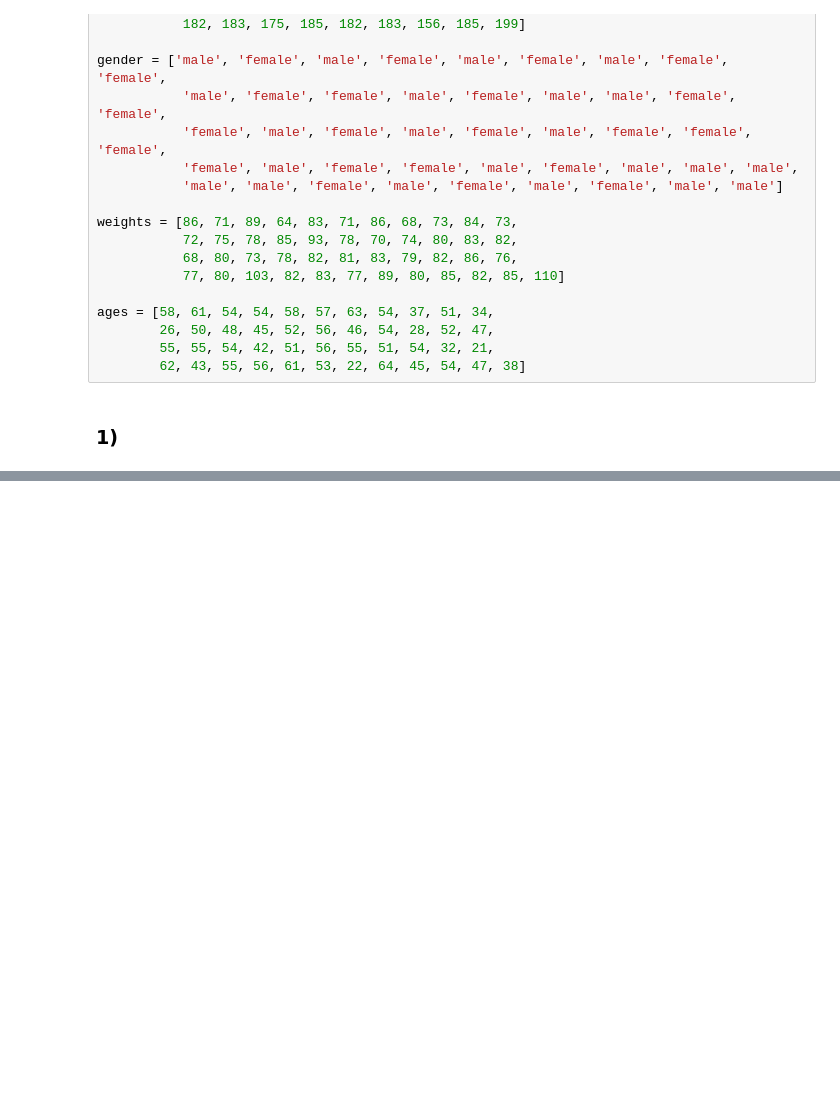
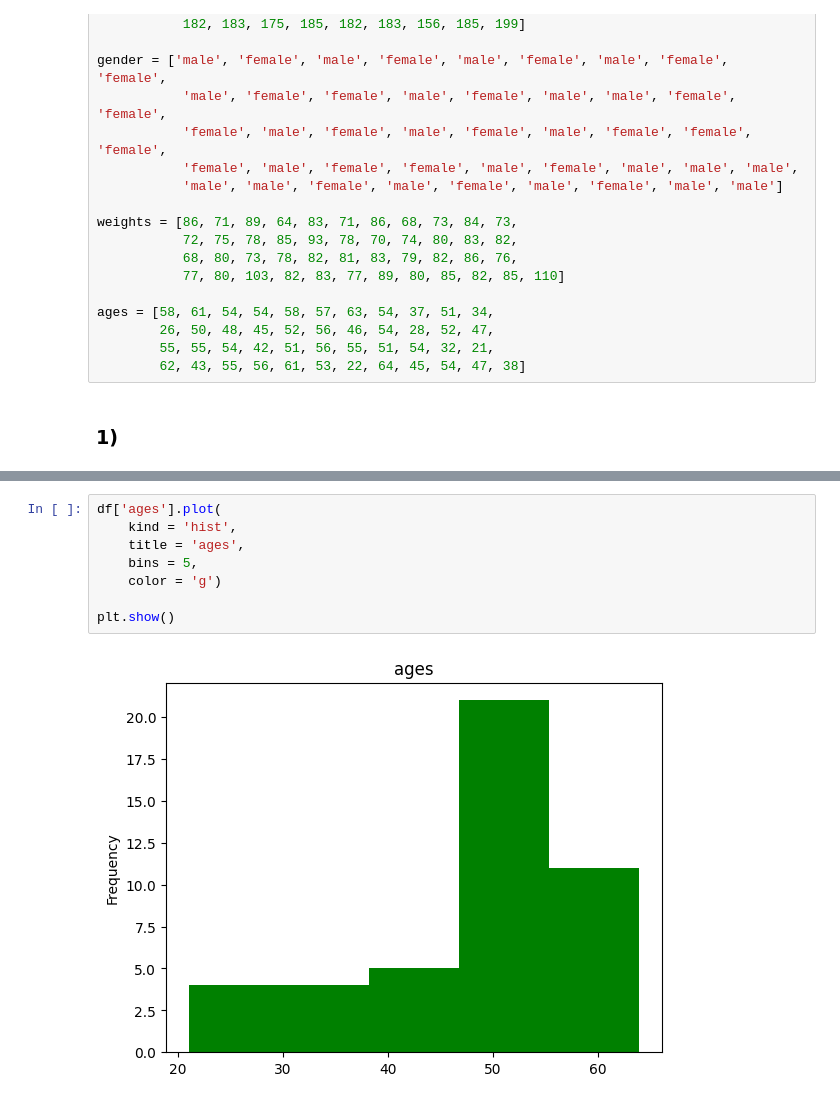
Before and after one commit to ConstantinePluss/Python, a Jupyter notebook: Chapter 3/Глава 3_1.ipynb, the cells around one changed output, grey strips where cells are left out. Drawn from its saved outputs; the diff is of its cells as text; blank space fills up the shorter version.

```diff
--- a/Chapter 3/Глава 3_1.ipynb
+++ b/Chapter 3/Глава 3_1.ipynb
@@ -126,0 +144,10 @@ plt.show()
+# %%
+df['ages'].plot(
+    kind = 'hist',
+    title = 'ages',
+    bins = 5,
+    color = 'g')
+
+plt.show()
+# %% [output]
+[figure, added]
```
Also changed, not shown: parts of 14 cells of this notebook.
